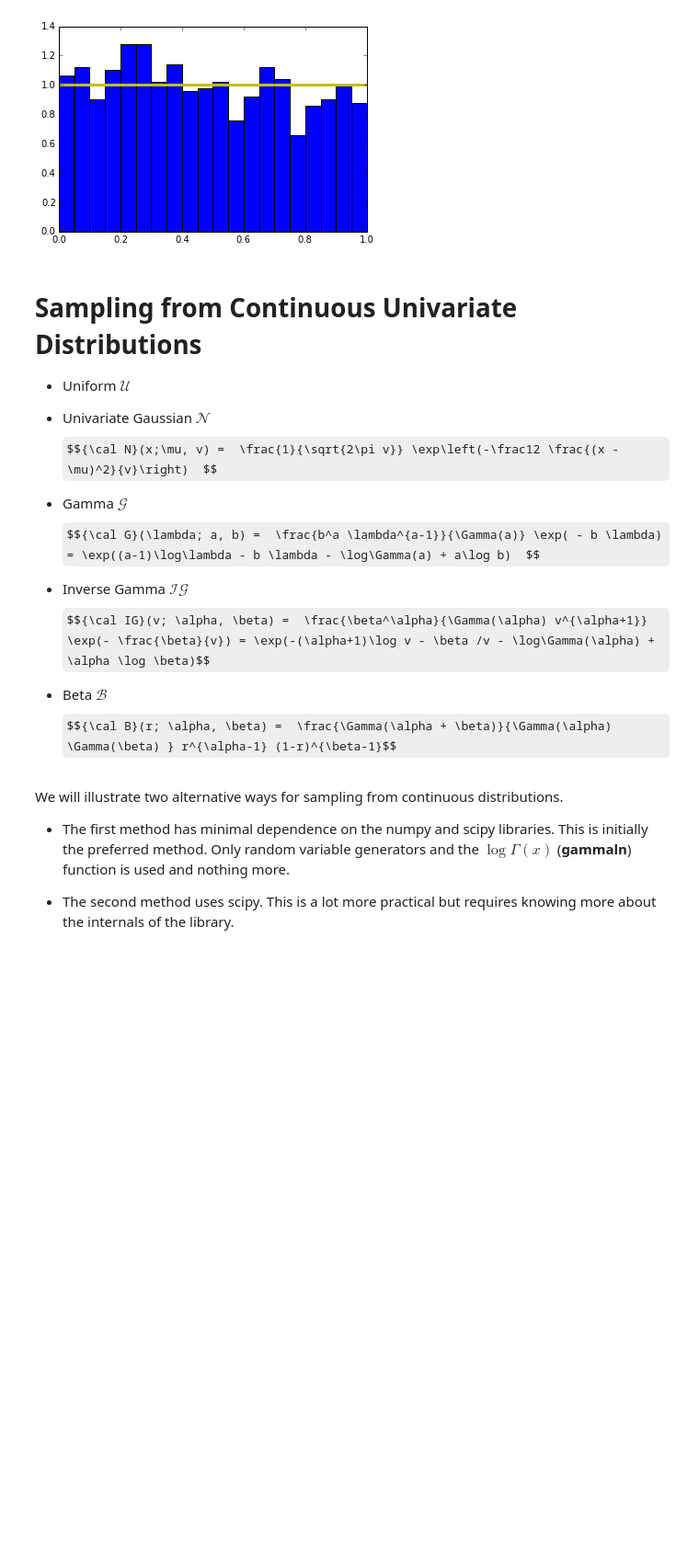
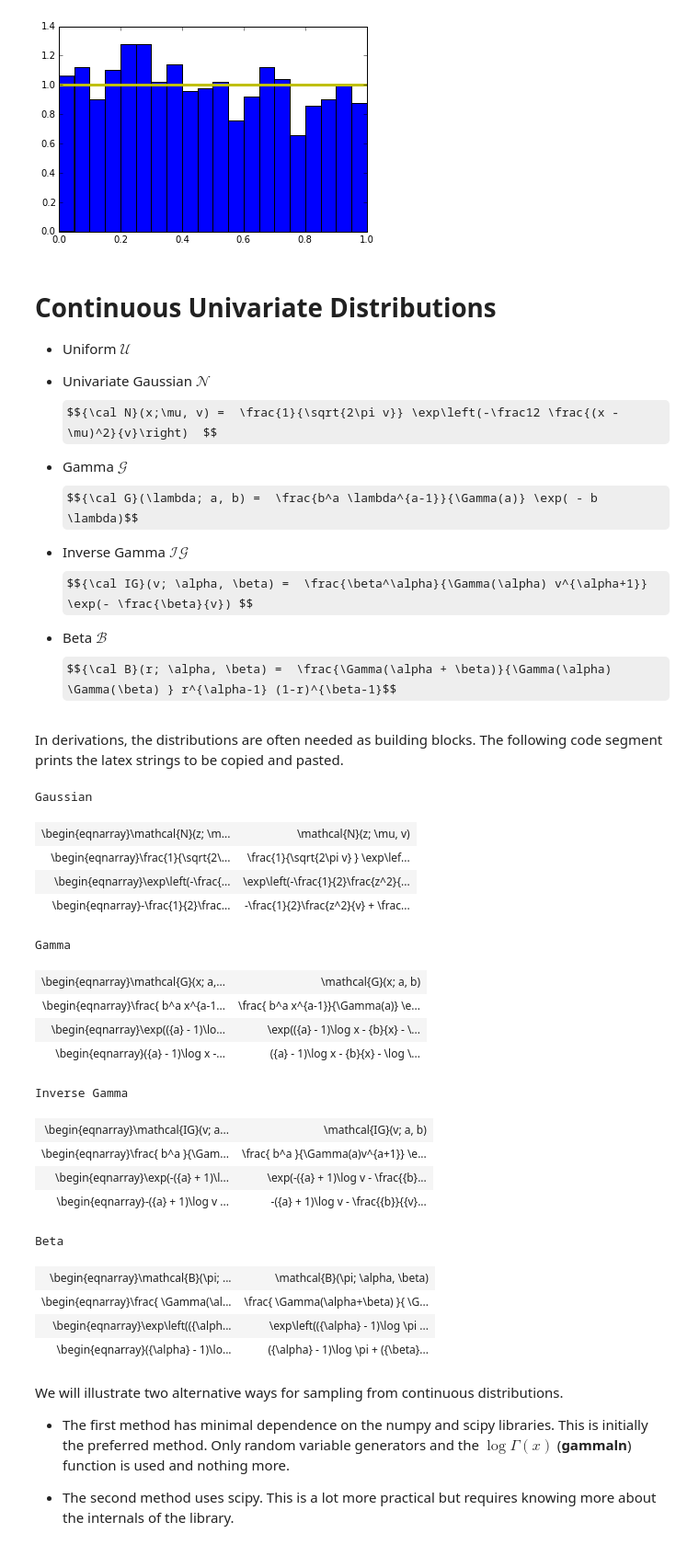
Before and after one commit to atcemgil/notes, a Jupyter notebook: Sampling.ipynb, the cells around one changed output. Shown at 92% size. Cells and saved outputs as stored; diff of their text form; code cells hidden in the pictures; some formulas as TeX source; blank space fills up the shorter version.

```diff
--- a/Sampling.ipynb
+++ b/Sampling.ipynb
@@ -209,19 +211,73 @@ plt.show()
 # %% [output]
 [figure]
 # %% [markdown]
-# Sampling from Continuous Univariate Distributions
+# Continuous Univariate Distributions
 * Uniform $\mathcal{U}$
 * Univariate Gaussian $\mathcal{N}$
 $${\cal N}(x;\mu, v) =  \frac{1}{\sqrt{2\pi v}} \exp\left(-\frac12 \frac{(x - \mu)^2}{v}\right)  $$
 
 * Gamma $\mathcal{G}$
-$${\cal G}(\lambda; a, b) =  \frac{b^a \lambda^{a-1}}{\Gamma(a)} \exp( - b \lambda) = \exp((a-1)\log\lambda - b \lambda - \log\Gamma(a) + a\log b)  $$
+$${\cal G}(\lambda; a, b) =  \frac{b^a \lambda^{a-1}}{\Gamma(a)} \exp( - b \lambda)$$
 
 * Inverse Gamma $\mathcal{IG}$
-$${\cal IG}(v; \alpha, \beta) =  \frac{\beta^\alpha}{\Gamma(\alpha) v^{\alpha+1}}  \exp(- \frac{\beta}{v}) = \exp(-(\alpha+1)\log v - \beta /v - \log\Gamma(\alpha) + \alpha \log \beta)$$
+$${\cal IG}(v; \alpha, \beta) =  \frac{\beta^\alpha}{\Gamma(\alpha) v^{\alpha+1}}  \exp(- \frac{\beta}{v}) $$
 
 * Beta $\mathcal{B}$
 $${\cal B}(r; \alpha, \beta) =  \frac{\Gamma(\alpha + \beta)}{\Gamma(\alpha) \Gamma(\beta) } r^{\alpha-1} (1-r)^{\beta-1}$$
+# %% [markdown]
+In derivations, the distributions are often needed as building blocks. The following code segment prints the latex strings to be copied and pasted.
+# %%
+from IPython.display import display, Math, Latex, HTML
+import notes_utilities as nu
+
+def html_table(L):
+    html = ["<table width=100%>"]
+    for eq in L:
+        html.append("<tr>")
+        html.append('<td align="center">{0}</td>'.format(r'\begin{eqnarray}'+eq+r'\end{eqnarray}'))
+        html.append("<td>{0}</td>".format(eq))
+        html.append("</tr>")
+    html.append("</table>")
+
+    html = ''.join(html)
+    return html
+
+print('Gaussian')
+L = nu.pdf2latex_gauss(x=r'z', m=r'\mu',v=r'v')
+display(HTML(html_table(L)))
+
+print('Gamma')
+L = nu.pdf2latex_gamma(x=r'x', a=r'a',b=r'b')
+display(HTML(html_table(L)))
+
+print('Inverse Gamma')
+L = nu.pdf2latex_invgamma(x=r'v', a=r'a',b=r'b')
+display(HTML(html_table(L)))
+
+print('Beta')
+L = nu.pdf2latex_beta(x=r'\pi', a=r'\alpha',b=r'\beta')
+display(HTML(html_table(L)))
+# %% [output]
+Gaussian
+| \begin{eqnarray}\mathcal{N}(z; \m... | \mathcal{N}(z; \mu, v) |
+| \begin{eqnarray}\frac{1}{\sqrt{2\... | \frac{1}{\sqrt{2\pi v} } \exp\lef... |
+| \begin{eqnarray}\exp\left(-\frac{... | \exp\left(-\frac{1}{2}\frac{z^2}{... |
+| \begin{eqnarray}-\frac{1}{2}\frac... | -\frac{1}{2}\frac{z^2}{v} + \frac... |
+Gamma
+| \begin{eqnarray}\mathcal{G}(x; a,... | \mathcal{G}(x; a, b) |
+| \begin{eqnarray}\frac{ b^a x^{a-1... | \frac{ b^a x^{a-1}}{\Gamma(a)} \e... |
+| \begin{eqnarray}\exp(({a} - 1)\lo... | \exp(({a} - 1)\log x - {b}{x} - \... |
+| \begin{eqnarray}({a} - 1)\log x -... | ({a} - 1)\log x - {b}{x} - \log \... |
+Inverse Gamma
+| \begin{eqnarray}\mathcal{IG}(v; a... | \mathcal{IG}(v; a, b) |
+| \begin{eqnarray}\frac{ b^a }{\Gam... | \frac{ b^a }{\Gamma(a)v^{a+1}} \e... |
+| \begin{eqnarray}\exp(-({a} + 1)\l... | \exp(-({a} + 1)\log v - \frac{{b}... |
+| \begin{eqnarray}-({a} + 1)\log v ... | -({a} + 1)\log v - \frac{{b}}{{v}... |
+Beta
+| \begin{eqnarray}\mathcal{B}(\pi; ... | \mathcal{B}(\pi; \alpha, \beta) |
+| \begin{eqnarray}\frac{ \Gamma(\al... | \frac{ \Gamma(\alpha+\beta) }{ \G... |
+| \begin{eqnarray}\exp\left(({\alph... | \exp\left(({\alpha} - 1)\log \pi ... |
+| \begin{eqnarray}({\alpha} - 1)\lo... | ({\alpha} - 1)\log \pi + ({\beta}... |
 # %% [markdown]
 We will illustrate two alternative ways for sampling from continuous distributions.
 
```
Also changed, not shown: parts of 7 cells of this notebook, 13 other files.
